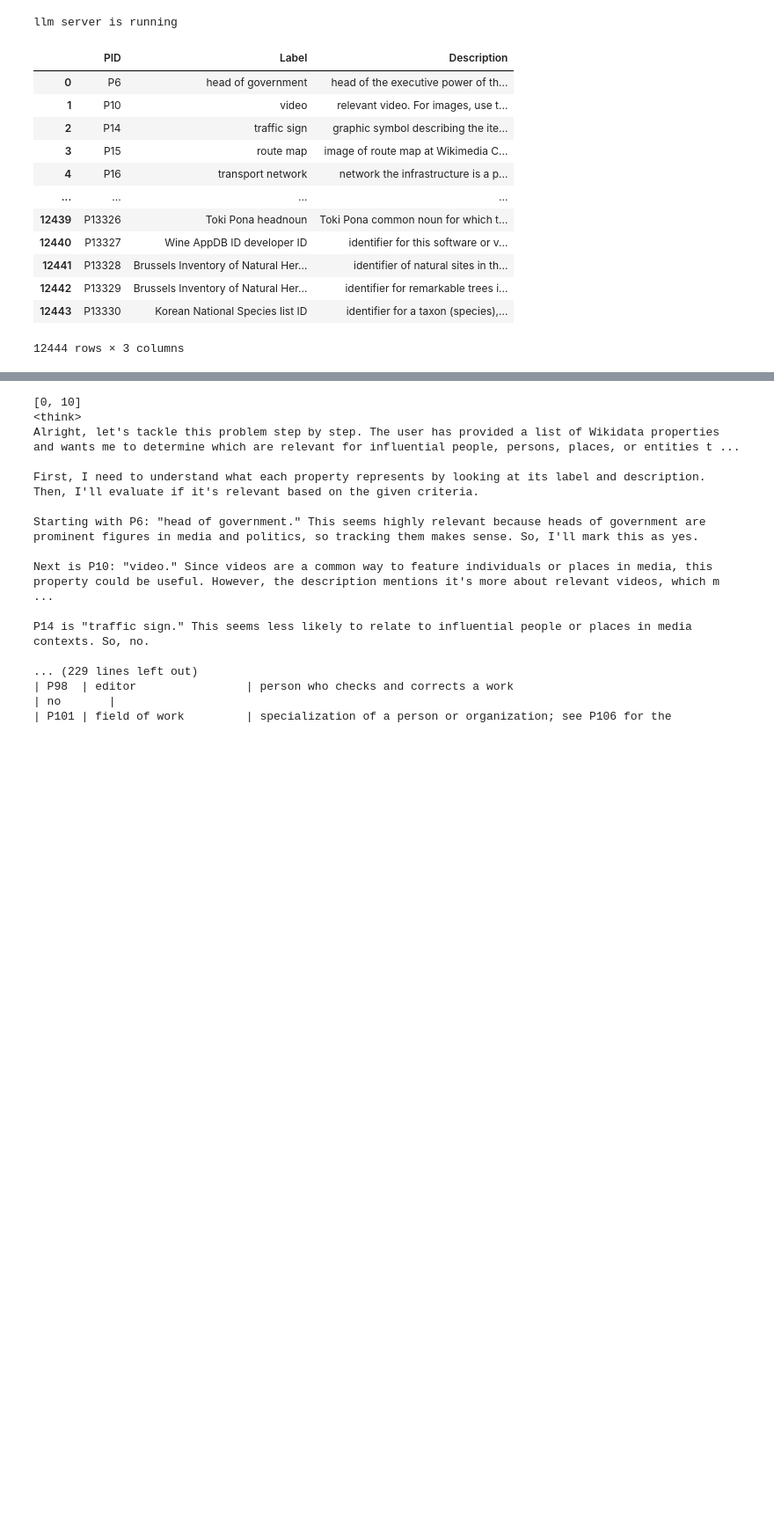
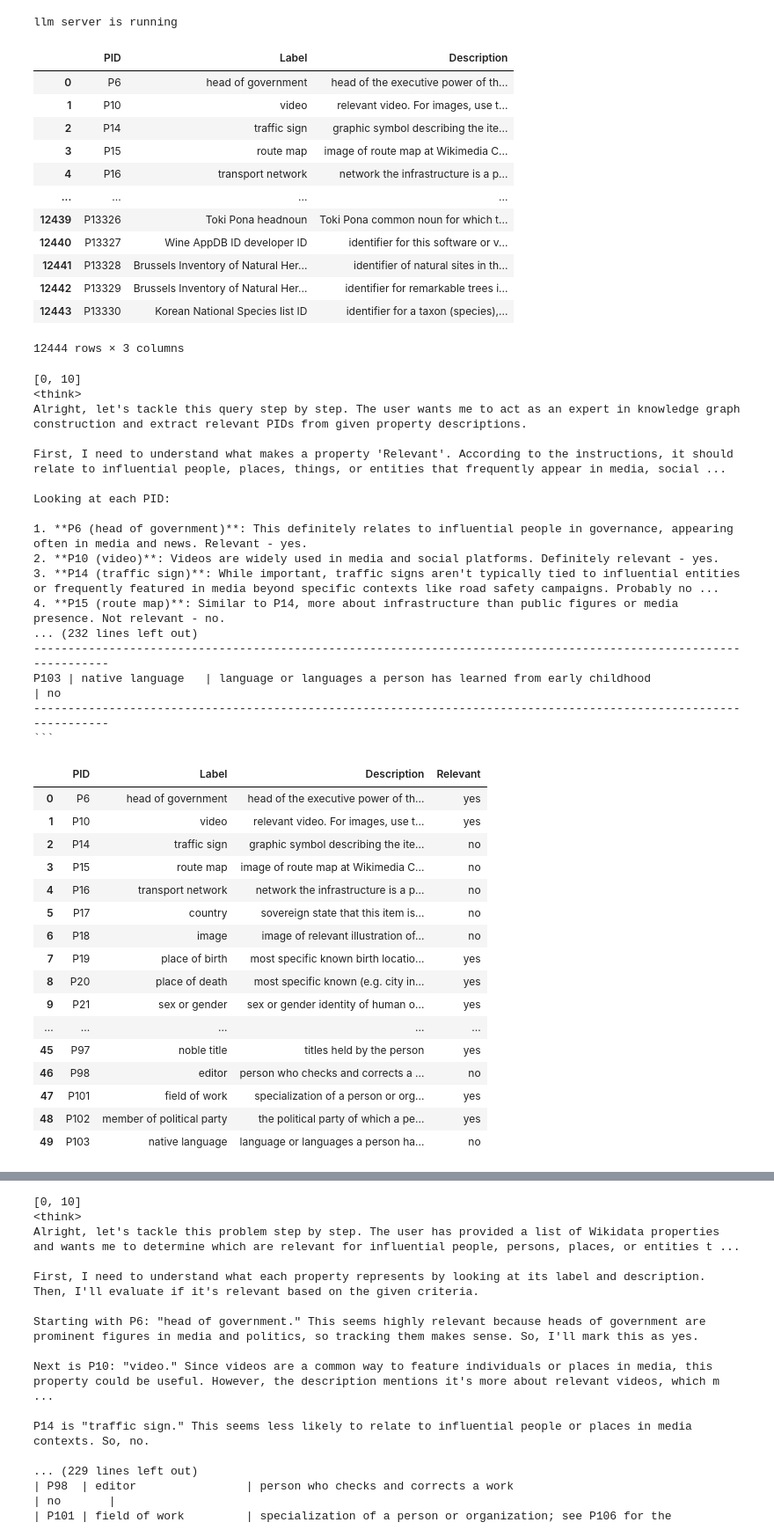
Before and after one commit to nishtha-r11/Knowledge_Graph, a Jupyter notebook: PID_LLM.ipynb, the cells around one changed output, grey strips where cells are left out. Shown at 88% size. Saved outputs shown, nothing was run; the diff lists cells and outputs as text; code cells hidden in the pictures; blank space fills up the shorter version.

Commit message:
Updated with first 50 pids

````diff
--- a/PID_LLM.ipynb
+++ b/PID_LLM.ipynb
@@ -19,16 +19,11 @@ def user_message(pds):
 
     user_message = (
         f"""
-        You are an expert in knowledge graph construction.
-        You will be given the Property descriptions which is the description of the properties of wikidata.
-        Treat each description as independent.
-        Extract the PID (property id) field that can be used for the QIDs of any influential people, person, place, or entity
-        that frequently appears in media, social media, TV programs, movies, sports programs, news programs, or other public spaces etc
-        from each program description.
+        You are an expert in knowledge graph construction. You will be given the Property descriptions which is the description of the properties of wikidata. Treat each description as independent.
+        Extract the PID (property id) field that can be used for any influential people, person, place, thing or entity that frequently appears in media, social media, TV programs, movies, sports programs, news programs, or other public spaces etc from each program description.
         For each of these add a new column as Relevant with information as "yes" or "no".
         Special Instructions:
-            Extract the most relevant PID for each description. If the description does not fulfill the criteria then add "no" to the corresponding
-            Relevant column.
+            If the description does not fulfill the criteria then add "no" to the corresponding Relevant column.
 
         You can refer the below example for your reference:
         ------------------------------------------------------------------------------------------------------------------
@@ -43,6 +38,7 @@ def user_message(pds):
 
 
         Provide output in the format below without any explanation for the results:
+        ```
         ------------------------------------------------------------------------------------------------------------------
         PID | Label | Description | Relevant
         ------------------------------------------------------------------------------------------------------------------
@@ -52,6 +48,7 @@ def user_message(pds):
         ------------------------------------------------------------------------------------------------------------------
         P16 | transport network | network the infrastructure is a part of | no
         ------------------------------------------------------------------------------------------------------------------
+        ```
 
 
         NOTE: Each description should be in a new row. Do not include any explanation for the results. Remove the <think> part.
@@ -65,14 +62,15 @@ def user_message(pds):
     return user_message
 
 
-def process_response(data):
+def process_response(data,pid_list):
     pattern = r'```\n(.*?)\n```'
     matches = re.findall(pattern, data, flags=re.DOTALL)
     if matches:
         dg = '\n'.join(matches)
+        lines = dg.split("\n")
     else:
-        dg = ''
-    lines = dg.split("\n")
+        lines = data.split("\n")
+    # lines = dg.split("\n")
 
     PID = []
     Label = []
@@ -164,3 +162,60 @@ def complete(myquestion):
     response = llm.invoke(myquestion)
     print(response)
     return response
+# %%
+selected_pids = []
+total_rows = df_main.shape[0]
+batch_size = 10
+n_loop = math.ceil(total_rows/batch_size)
+temp_df = pd.DataFrame()
+for i in range(0,5):
+    start_idx = i * batch_size
+    end_idx = min((i+1) * batch_size, total_rows)
+    print(f"[{start_idx}, {end_idx}]")
+    # description = df_main['Description'].iloc[start_idx:end_idx].values
+    description = df_main.iloc[start_idx:end_idx].values
+    # break
+    pid_list = df_main['PID'].iloc[i*10:(i+1)*10].values
+    # formatted_list = "\n".join([f"{i+1}.{desc}" for i, desc in enumerate(tile_id_list)])
+    data = complete(user_message(description))
+    df = process_response(data,pid_list)
+    temp_df = pd.concat([temp_df,df])
+
+temp_df.reset_index(drop=True,inplace=True)
+temp_df.to_csv("PIDs_check_from_llm.csv")
+temp_df
+# %% [output]
+[0, 10]
+<think>
+Alright, let's tackle this query step by step. The user wants me to act as an expert in knowledge graph construction and extract relevant PIDs from given property descriptions.
+
+First, I need to understand what makes a property 'Relevant'. According to the instructions, it should relate to influential people, places, things, or entities that frequently appear in media, social ...
+
+Looking at each PID:
+
+1. **P6 (head of government)**: This definitely relates to influential people in governance, appearing often in media and news. Relevant - yes.
+2. **P10 (video)**: Videos are widely used in media and social platforms. Definitely relevant - yes.
+3. **P14 (traffic sign)**: While important, traffic signs aren't typically tied to influential entities or frequently featured in media beyond specific contexts like road safety campaigns. Probably no ...
+4. **P15 (route map)**: Similar to P14, more about infrastructure than public figures or media presence. Not relevant - no.
+... (232 lines left out)
+------------------------------------------------------------------------------------------------------------------
+P103 | native language   | language or languages a person has learned from early childhood                        | no
+------------------------------------------------------------------------------------------------------------------
+```
+|  | PID | Label | Description | Relevant |
+| 0 | P6 | head of government | head of the executive power of th... | yes |
+| 1 | P10 | video | relevant video. For images, use t... | yes |
+| 2 | P14 | traffic sign | graphic symbol describing the ite... | no |
+| 3 | P15 | route map | image of route map at Wikimedia C... | no |
+| 4 | P16 | transport network | network the infrastructure is a p... | no |
+| 5 | P17 | country | sovereign state that this item is... | no |
+| 6 | P18 | image | image of relevant illustration of... | no |
+| 7 | P19 | place of birth | most specific known birth locatio... | yes |
+| 8 | P20 | place of death | most specific known (e.g. city in... | yes |
+| 9 | P21 | sex or gender | sex or gender identity of human o... | yes |
+| ... | ... | ... | ... | ... |
+| 45 | P97 | noble title | titles held by the person | yes |
+| 46 | P98 | editor | person who checks and corrects a ... | no |
+| 47 | P101 | field of work | specialization of a person or org... | yes |
+| 48 | P102 | member of political party | the political party of which a pe... | yes |
+| 49 | P103 | native language | language or languages a person ha... | no |
````
Also changed, not shown: parts of 4 cells of this notebook, 2 other files.
